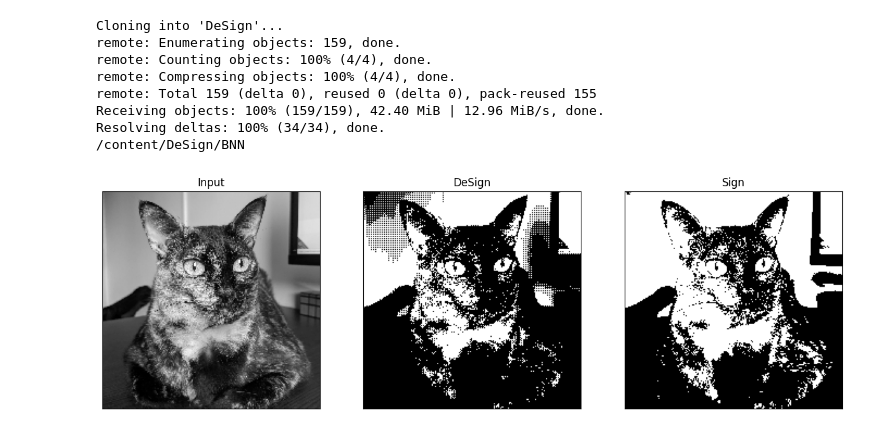
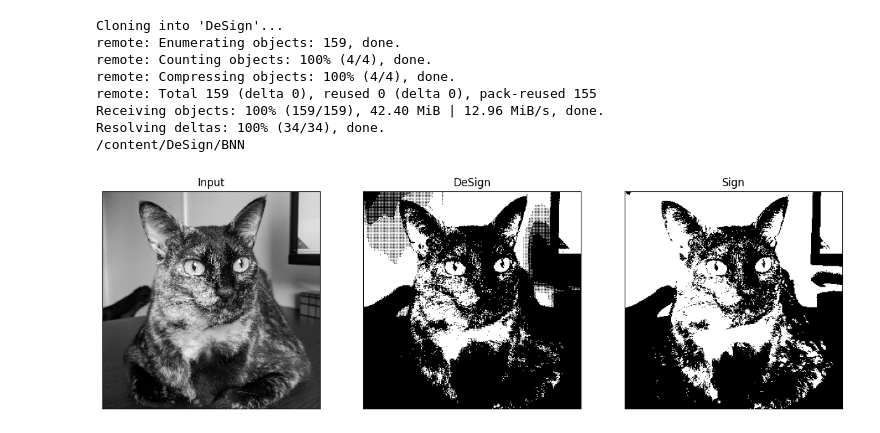
Before and after one commit to bemc22/DeSign, a Jupyter notebook: BNN/notebooks/demo_activation.ipynb, the cells around one changed output. Drawn from its saved outputs; the diff is of its cells as text; code cells hidden in the pictures.

```diff
--- a/BNN/notebooks/demo_activation.ipynb
+++ b/BNN/notebooks/demo_activation.ipynb
@@ -88,7 +88,7 @@ class Threshold3D(Layer):
 import cv2
 
 
-size = 200
+size = 300
 image = cv2.imread('ciri.jpg', cv2.IMREAD_GRAYSCALE)
 
 # normalize
@@ -111,31 +111,31 @@ DeSign = tf.keras.Sequential([
 
 inputs = tf.convert_to_tensor(image)[None, ..., None]
 output_design = DeSign(inputs)
 output_sign   = tf.sign(inputs)
 
 import matplotlib.pyplot as plt
 
 
 plt.figure(figsize=(15, 15))
 
 plt.subplot(1, 3, 1)
 plt.imshow(inputs[0, :, :, 0], cmap='gray')
 plt.xticks([])
 plt.yticks([])
 plt.title('Input')
 
 plt.subplot(1, 3, 2)
 plt.imshow(output_design[0, :, :, 0], cmap='gray')
 plt.xticks([])
 plt.yticks([])
 plt.title('DeSign')
 
 plt.subplot(1, 3, 3)
 plt.imshow(output_sign[0, :, :, 0], cmap='gray')
 plt.xticks([])
 plt.yticks([])
 plt.title('Sign')
 
 plt.show()
 # %% [output]
-[figure, old version]
+[figure, new version]
```
